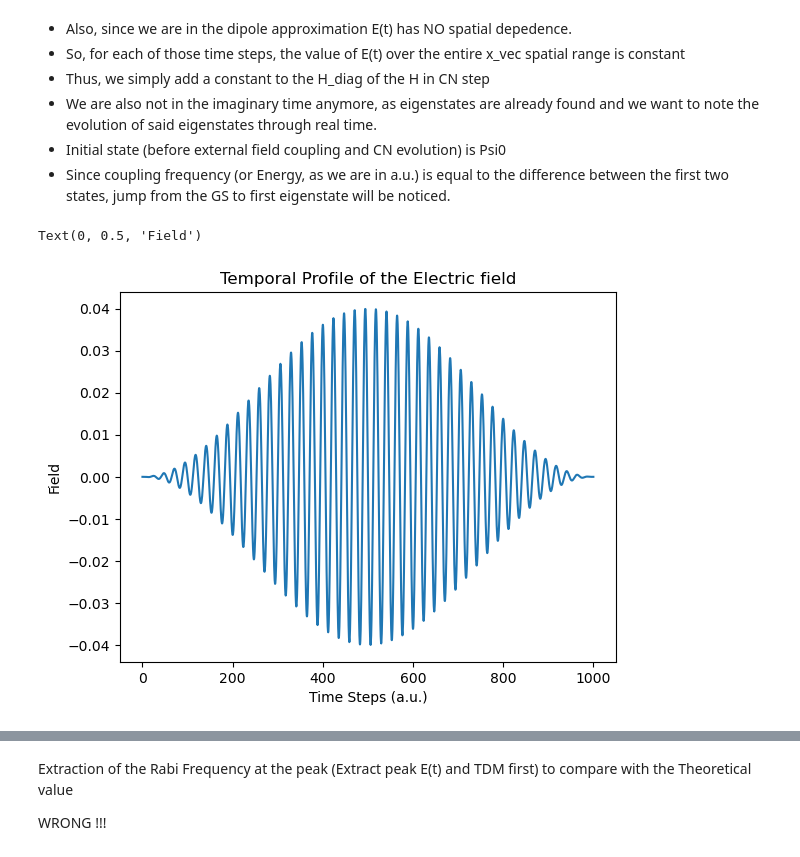
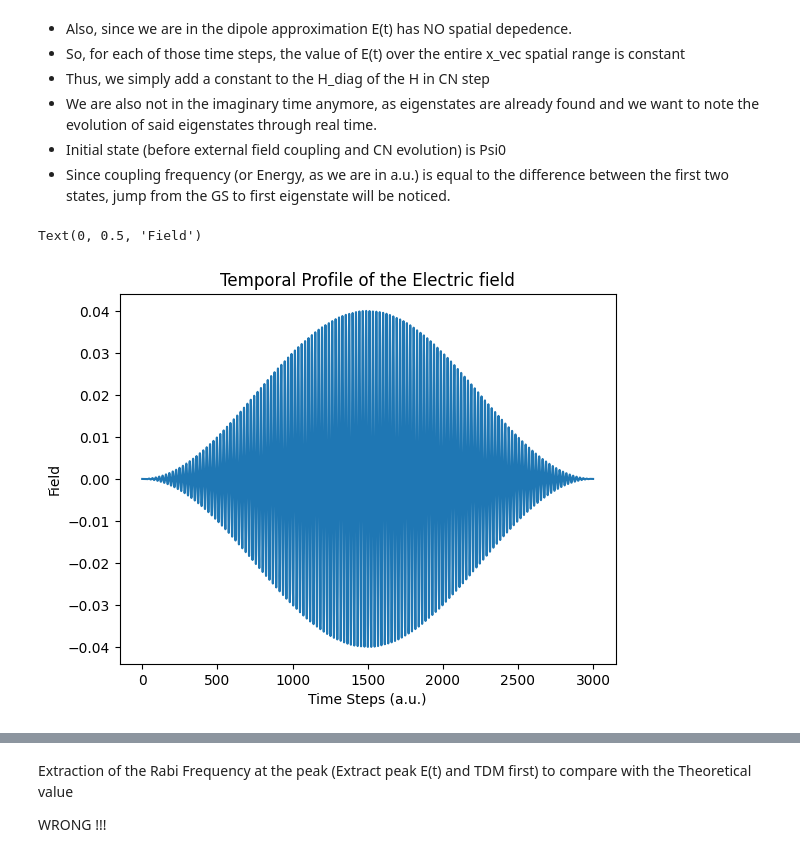
Before and after one commit to SoumyajeetMazumdar/CQMPP, a Jupyter notebook: EXAM/2_coupling_with_E_field.ipynb, the cells around one changed output, grey strips where cells are left out. Saved outputs shown, nothing was run; the diff lists cells and outputs as text; code cells hidden in the pictures.

```diff
--- a/EXAM/2_coupling_with_E_field.ipynb
+++ b/EXAM/2_coupling_with_E_field.ipynb
@@ -98,36 +98,39 @@ def thomas_algorithm(a, b, c, d):
 psi0 = np.load("psi0.npy")
 psi1 = np.load("psi1.npy")
 psi2 = np.load("psi2.npy")
 psi3 = np.load("psi3.npy")
 a = np.load("a.npy")
 
 # grid details
 Delta_r = 0.2
 N = 500
 x_vec = np.linspace(-50, 50, N)
 
 V_softcore_vec = -1/np.sqrt(x_vec**2 + a**2)
 
 # Real time step (Δt) and time grid
 delta_t = 0.5
-T = 1000 # in a.u.
+T = 3000 # in a.u.
 t_vec = np.arange(0, T + delta_t, delta_t)
+
+# Rabi frequency for detuning
+Rabi_freq = 0.0452
 
 # External field
 E0 = 4e-2
 omega01 = (-0.2329 - -0.4999) # difference b/w GS and First State
-detuning = 0.0
+detuning = Rabi_freq/4
 omega = omega01 + detuning
 E_t_vec = E0 * np.cos(np.pi * (t_vec - T/2) / T)**2 * np.cos(omega * t_vec)
 
 # np.cos(np.pi * (t_vec - T/2) / T)**2 * np.cos(omega * t_vec)
 plt.title("Temporal Profile of the Electric field")
 plt.plot(t_vec[0:t_vec.size//1], E_t_vec[0:t_vec.size//1])
 plt.xlabel("Time Steps (a.u.)")
 plt.ylabel("Field")
 # %% [output]
 Text(0, 0.5, 'Field')
-[figure, old version]
+[figure, new version]
 # %%
 
 # CALCULATIONS
```
Also changed, not shown: parts of 7 cells of this notebook.
